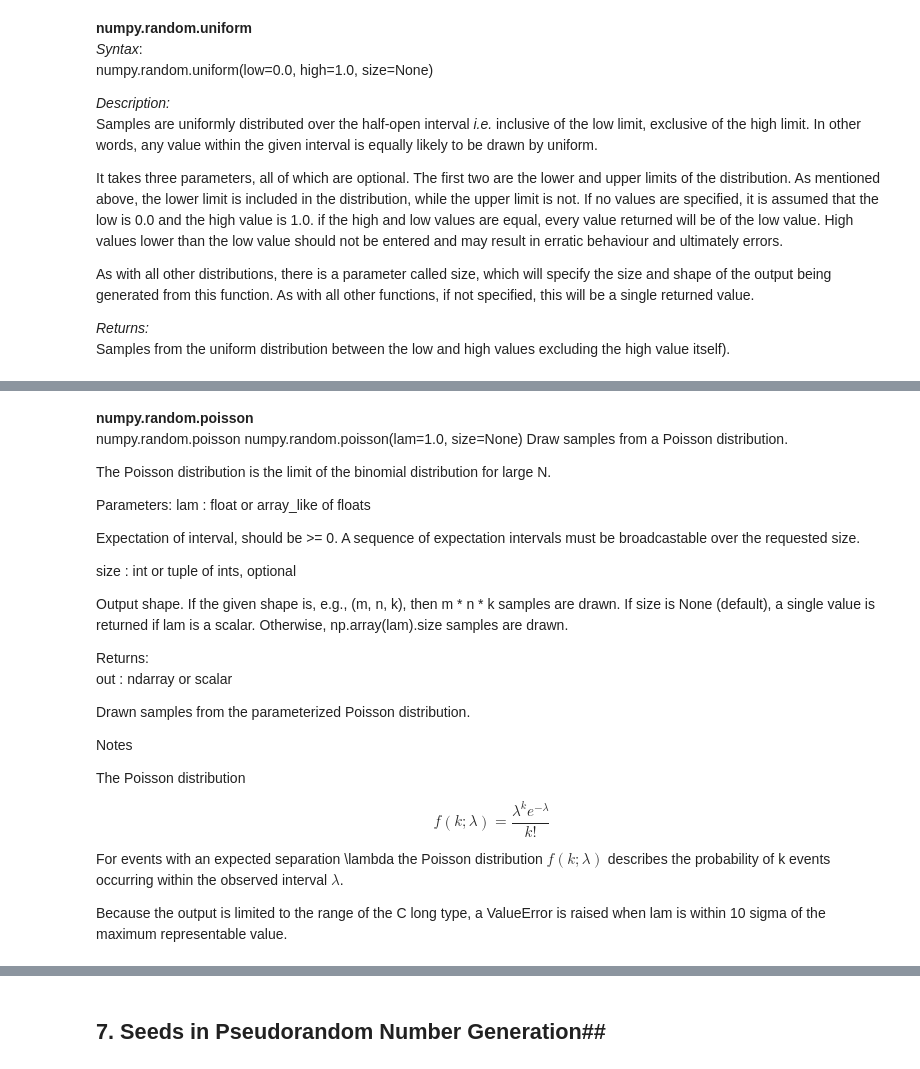
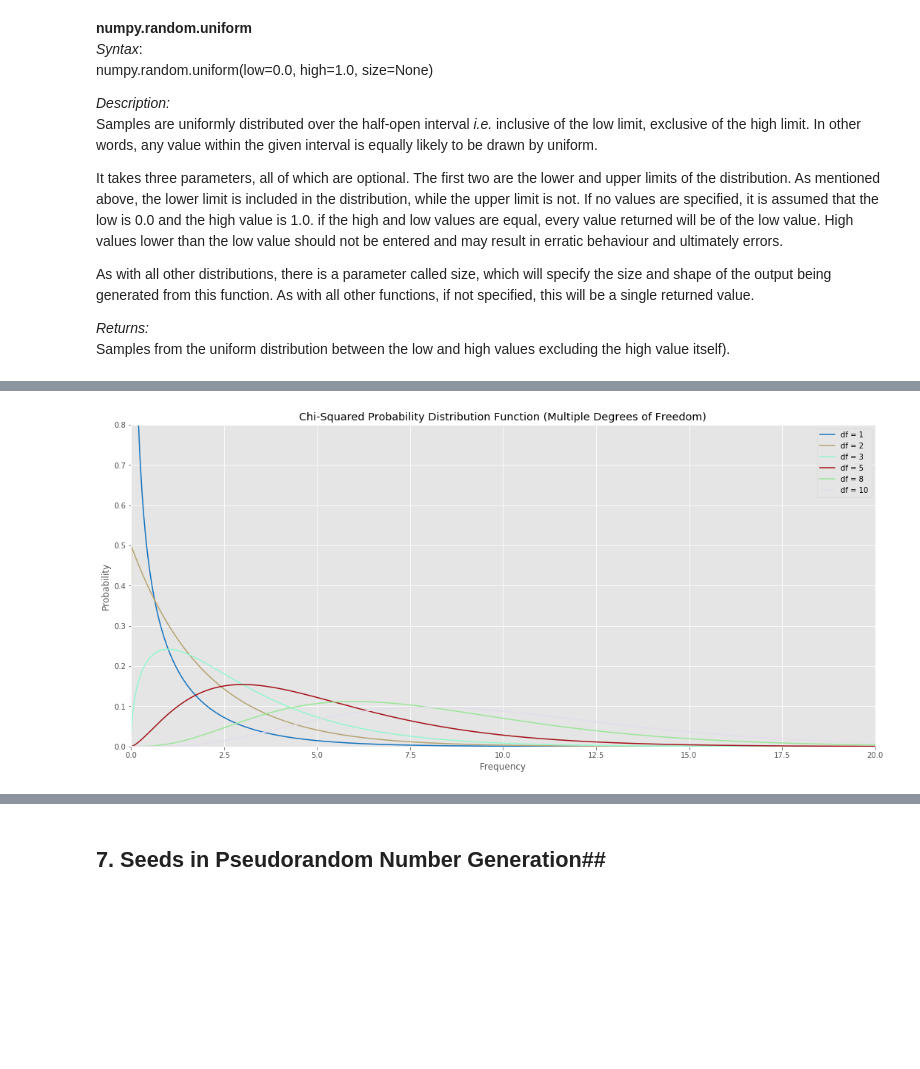
Before and after one commit to YBrady/03-PDA-Assignment-numpy.random, a Jupyter notebook: 03-PDA-numpy.random.ipynb, the cells around one changed output, grey strips where cells are left out. Drawn from its saved outputs; the diff is of its cells as text; code cells hidden in the pictures; blank space fills up the shorter version.

```diff
--- a/03-PDA-numpy.random.ipynb
+++ b/03-PDA-numpy.random.ipynb
@@ -1194,31 +1073,28 @@ If the times between random events follow exponential distribution with rate λ,
-# %% [markdown]
-**numpy.random.poisson**
-numpy.random.poisson
-numpy.random.poisson(lam=1.0, size=None)
-Draw samples from a Poisson distribution.
-
-The Poisson distribution is the limit of the binomial distribution for large N.
-
-Parameters:
-lam : float or array_like of floats
-
-Expectation of interval, should be >= 0. A sequence of expectation intervals must be broadcastable over the requested size.
-
-size : int or tuple of ints, optional
-
-Output shape. If the given shape is, e.g., (m, n, k), then m * n * k samples are drawn. If size is None (default), a single value is returned if lam is a scalar. Otherwise, np.array(lam).size samples are drawn.
-
-Returns:
-out : ndarray or scalar
-
-Drawn samples from the parameterized Poisson distribution.
-
-Notes
-
-The Poisson distribution
-
-$$f(k; \lambda)=\frac{\lambda^k e^{-\lambda}}{k!}$$
-
-For events with an expected separation \lambda the Poisson distribution $f(k; \lambda)$ describes the probability of k events occurring within the observed interval $\lambda$.
-
-Because the output is limited to the range of the C long type, a ValueError is raised when lam is within 10 sigma of the maximum representable value.
+# %%
+# Showing the shape of chisquare distribution
+from scipy.stats import chi2
+
+# Generating a dataset
+x = np.linspace(-1, 20, 1000)
+
+# Repeat for a number of degrees of freedom
+for df in [1,2,3,5,8,10]:
+
+    # Create the distribution (using scipy.stats)
+    dist = chi2(df, 0) # chi2 takes degrees of freedom and mean parameters. Here we set mean to 0.
+
+    # Plot the Probability Distribution
+    plt.plot(x, dist.pdf(x),
+             color = np.random.rand(3),
+             label = "df = " + str(df))
+
+# Configuring Plot
+plt.xlim(0, 20)
+plt.ylim(0, 0.8)
+plt.xlabel("Frequency")
+plt.ylabel("Probability")
+plt.title("Chi-Squared Probability Distribution Function (Multiple Degrees of Freedom)")
+plt.legend(loc="upper right")
+plt.show()
+# %% [output]
+[figure, added]
```
Also changed, not shown: parts of 65 cells of this notebook, 5 other files.
